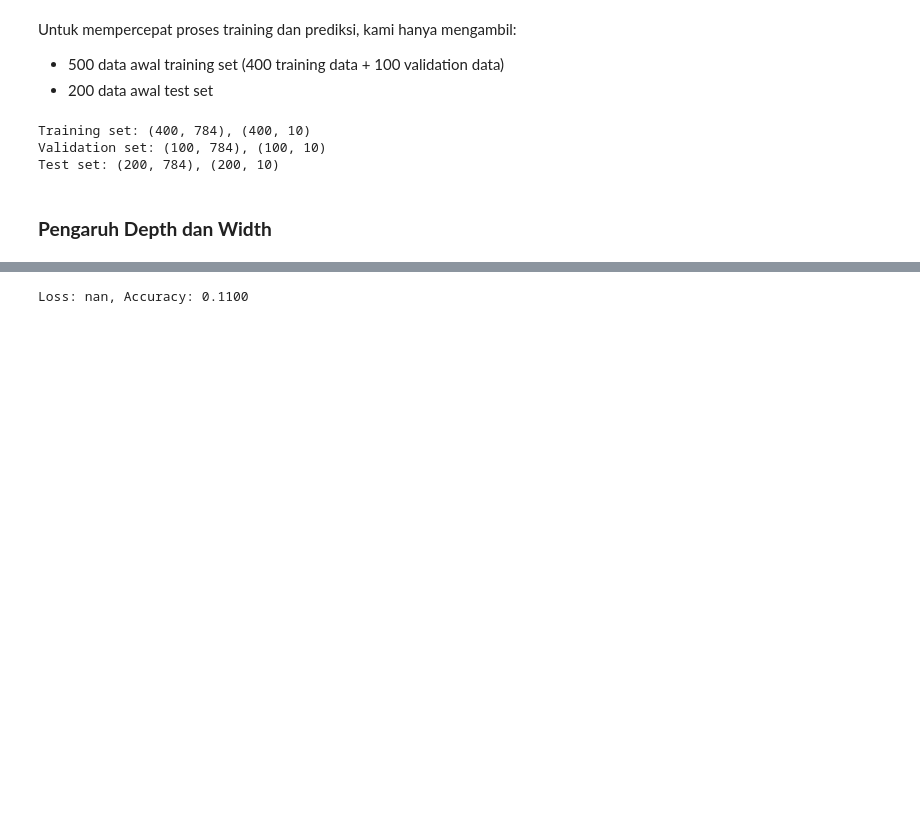
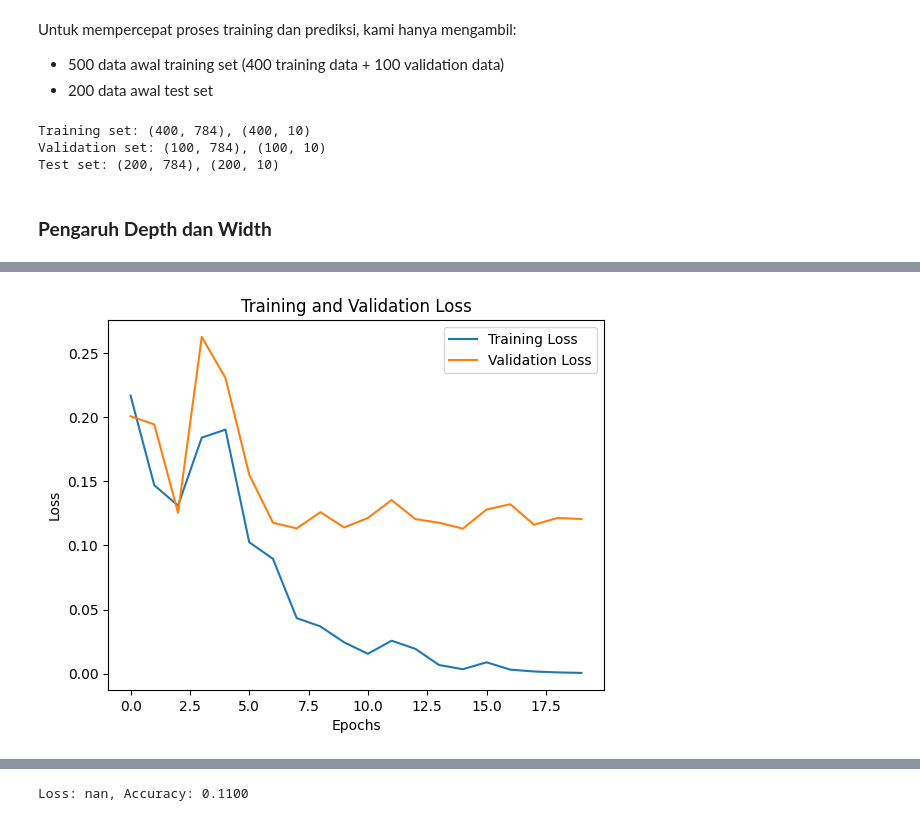
Before and after one commit to IrfanSidiq/IF3270_FFNN, a Jupyter notebook: percobaan_laporan.ipynb, the cells around one changed output, grey strips where cells are left out. Cells and saved outputs as stored; diff of their text form; code cells hidden in the pictures; blank space fills up the shorter version.

```diff
--- a/percobaan_laporan.ipynb
+++ b/percobaan_laporan.ipynb
@@ -18,3 +20,13 @@ from sklearn.model_selection import train_test_split
+# %%
+# Plotter function
+def plot_scracth(history):
+    plt.plot([x[0] for x in history], label='Training Loss')
+    plt.plot([x[1] for x in history], label='Validation Loss')
+    plt.title('Training and Validation Loss')
+    plt.xlabel('Epochs')
+    plt.ylabel('Loss')
+    plt.legend()
+    plt.show()
 # %%
 X, y = fetch_openml("mnist_784", version=1, return_X_y=True, as_frame=False)
 # %%
@@ -54,6 +66,6 @@ model = FFNN([
 
 model.compile(optimizer="sgd", loss="categorical_crossentropy")
 
-model.fit(X_train, y_train, epochs=20, batch_size=20, verbose=True, validation_data=(X_val, y_val))
+history = model.fit(X_train, y_train, epochs=20, batch_size=20, verbose=True, validation_data=(X_val, y_val))
 # %% [output]
 Epoch 1/20
@@ -80,3 +92,7 @@ Loss: 0.0799, Accuracy: 0.8050
+# %%
+plot_scracth(history)
+# %% [output]
+[figure, added]
 # %%
 model = FFNN([
     Dense(neuron_size=256, activation="relu", kernel_initializer="glorot_uniform", input_size=784),
```
Also changed, not shown: parts of 118 cells of this notebook.
